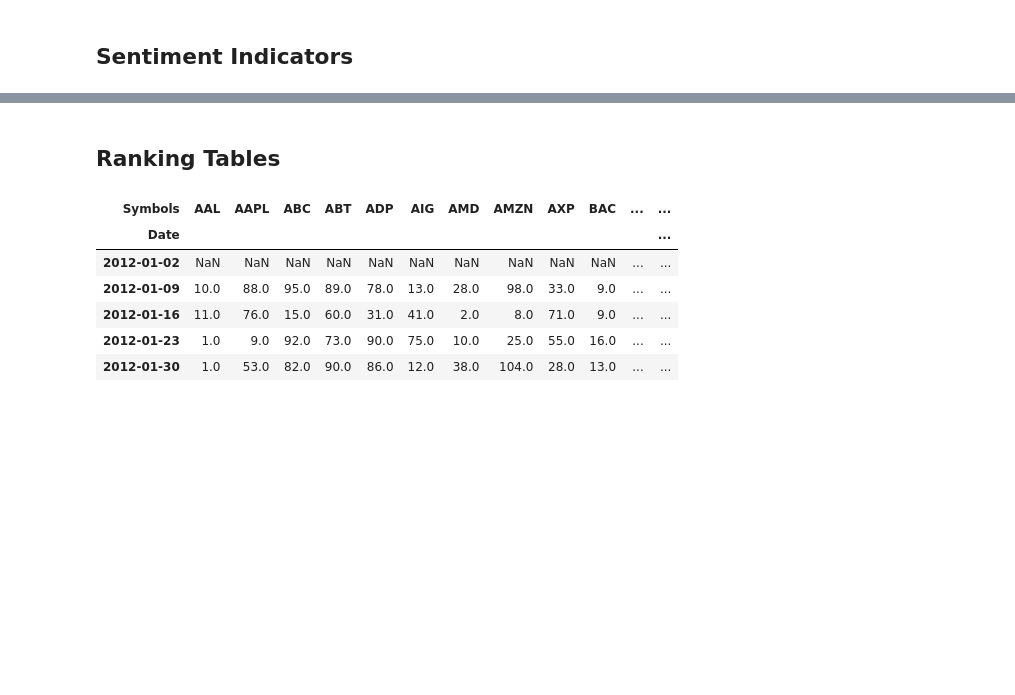
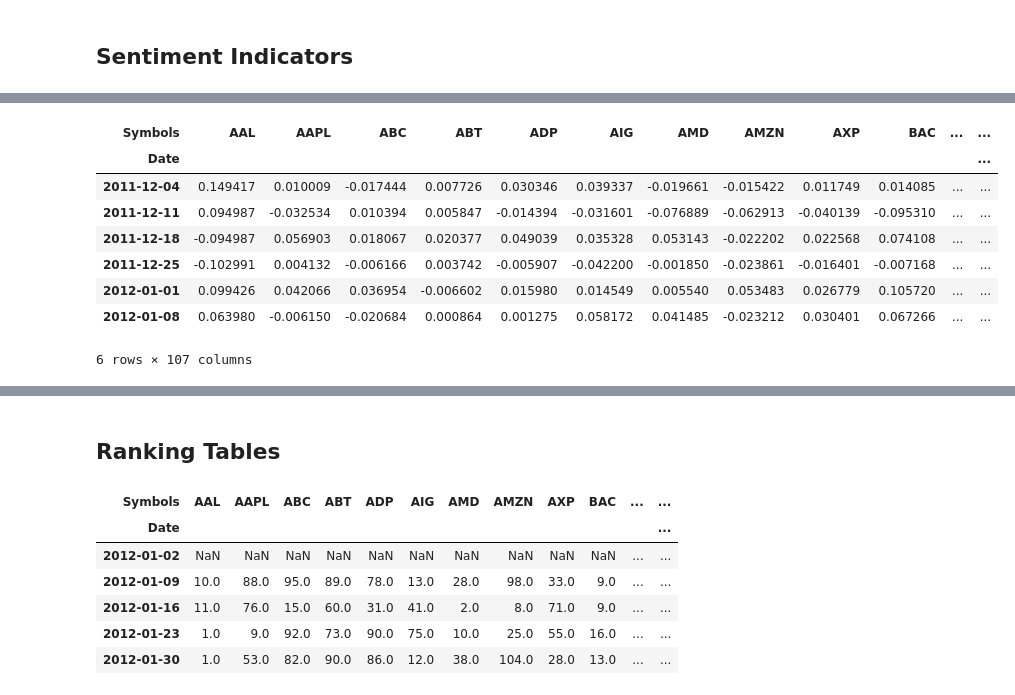
Before and after one commit to DaniloMendezR/master_thesis, a Jupyter notebook: Tables_creation.ipynb, the cells around one changed output, grey strips where cells are left out. Cells and saved outputs as stored; diff of their text form; code cells hidden in the pictures; blank space fills up the shorter version.

```diff
--- a/Tables_creation.ipynb
+++ b/Tables_creation.ipynb
@@ -117,3 +118,26 @@ small_panel_data = pd.DataFrame(small_panel_data)
+# %%
+# Weekly penel data
+big_panel_data = d_big_panel_data.copy()
+big_panel_data['W_Date'] = pd.to_datetime(big_panel_data.index)
+big_panel_data = big_panel_data.groupby(pd.Grouper(key='W_Date', freq='W-SUN', label= 'left', sort=True)).agg(lambda x: x[-1]).reset_index().sort_values('W_Date')
+#Notice that label='left' showing the label of previous Sunday so that the returns have the same index as the Sentiment that will predict them
+big_panel_data = pd.DataFrame(big_panel_data.set_index('W_Date'))
+big_panel_data.index.names = ['Date'] #Rename index
+#Log return:
+big_log_ret = np.log(big_panel_data) - np.log(big_panel_data.shift(1))
+big_log_ret.drop(index= big_log_ret.index[0], axis = 0, inplace=True) #Drop the 1st row as it's undefined
+big_log_ret.to_csv(os.path.join(PATH,'Tables','big_log_ret.csv')) #Store in csv format in the 'Tables' folder
+big_log_ret.head(6)
+# %% [output]
+| Symbols | AAL | AAPL | ABC | ABT | ADP | AIG | AMD | AMZN | AXP | BAC | ... | ... |
+| Date |  |  |  |  |  |  |  |  |  |  |  | ... |
+| 2011-12-04 | 0.149417 | 0.010009 | -0.017444 | 0.007726 | 0.030346 | 0.039337 | -0.019661 | -0.015422 | 0.011749 | 0.014085 | ... | ... |
+| 2011-12-11 | 0.094987 | -0.032534 | 0.010394 | 0.005847 | -0.014394 | -0.031601 | -0.076889 | -0.062913 | -0.040139 | -0.095310 | ... | ... |
+| 2011-12-18 | -0.094987 | 0.056903 | 0.018067 | 0.020377 | 0.049039 | 0.035328 | 0.053143 | -0.022202 | 0.022568 | 0.074108 | ... | ... |
+| 2011-12-25 | -0.102991 | 0.004132 | -0.006166 | 0.003742 | -0.005907 | -0.042200 | -0.001850 | -0.023861 | -0.016401 | -0.007168 | ... | ... |
+| 2012-01-01 | 0.099426 | 0.042066 | 0.036954 | -0.006602 | 0.015980 | 0.014549 | 0.005540 | 0.053483 | 0.026779 | 0.105720 | ... | ... |
+| 2012-01-08 | 0.063980 | -0.006150 | -0.020684 | 0.000864 | 0.001275 | 0.058172 | 0.041485 | -0.023212 | 0.030401 | 0.067266 | ... | ... |
+6 rows × 107 columns
 # %%
 big_panel_data.describe()
 # %% [output]
```
Also changed, not shown: parts of 28 cells of this notebook, 39 other files.
